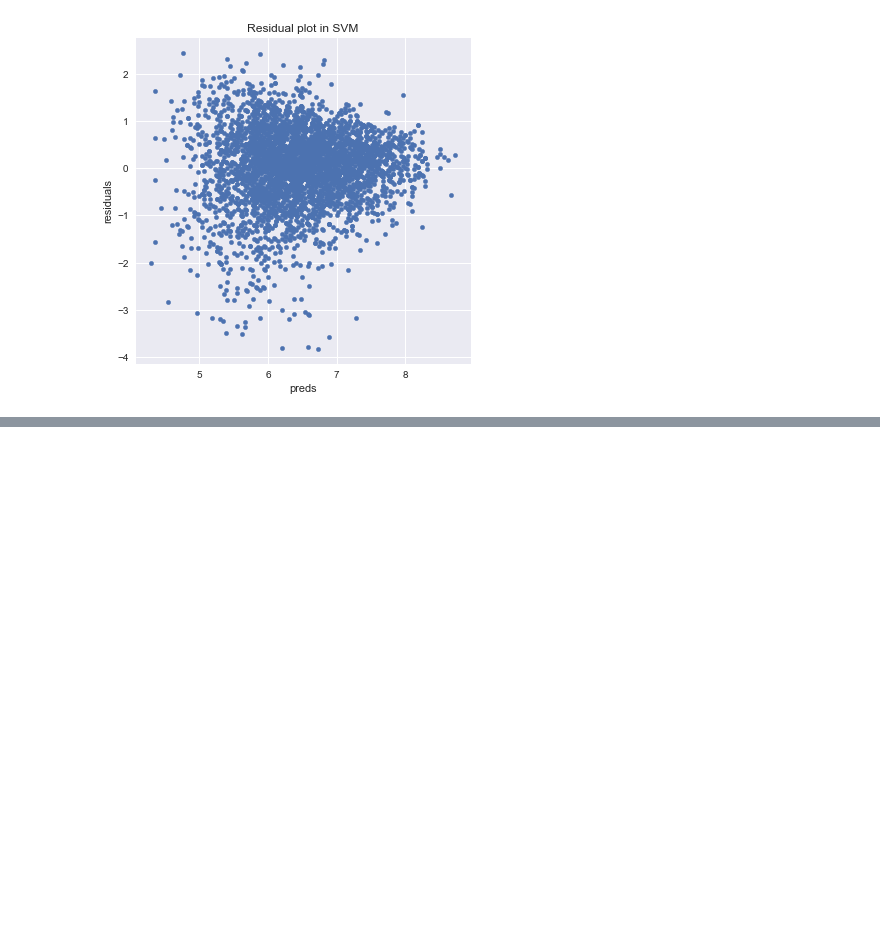
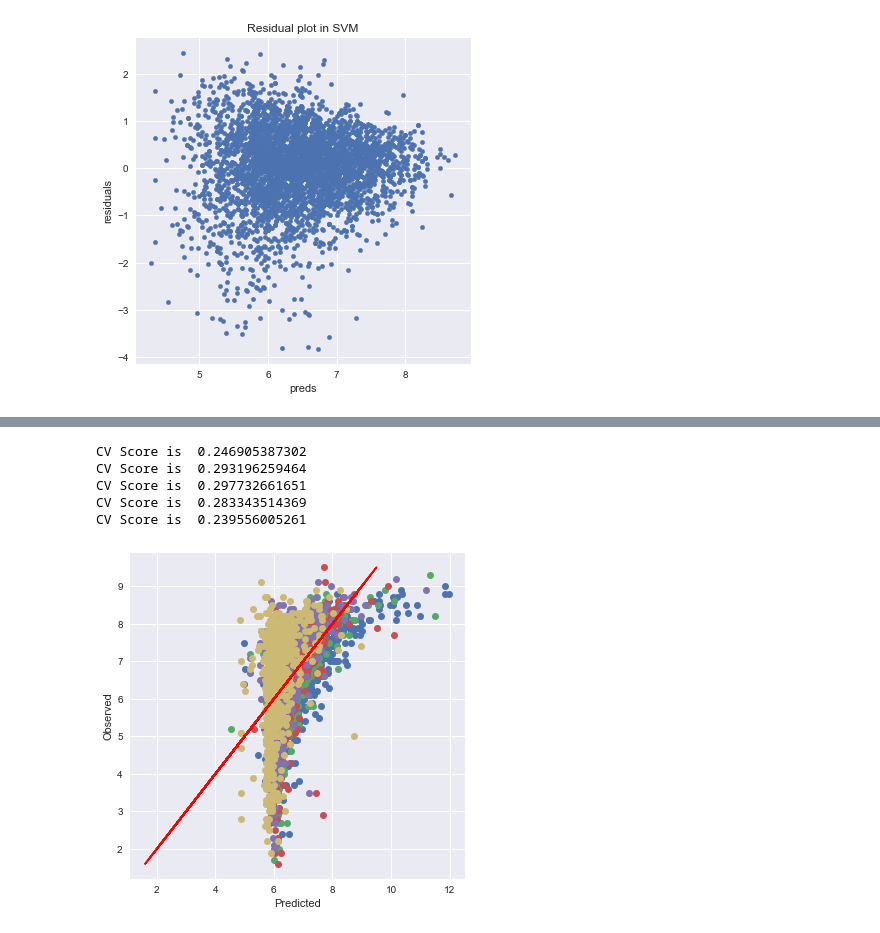
Before and after one commit to chatkausik/First-Capstone-Project, a Jupyter notebook: First Capstone Project Comparing Regression Models.ipynb, the cells around one changed output, grey strips where cells are left out. Saved outputs shown, nothing was run; the diff lists cells and outputs as text; code cells hidden in the pictures; blank space fills up the shorter version.

```diff
--- a/First Capstone Project Comparing Regression Models.ipynb
+++ b/First Capstone Project Comparing Regression Models.ipynb
@@ -320,0 +391,9 @@ Seems that KNN turned out to be the winner.Its because of the fact that there ar
+# %%
+cv_score(reg)
+# %% [output]
+CV Score is  0.246905387302
+CV Score is  0.293196259464
+CV Score is  0.297732661651
+CV Score is  0.283343514369
+CV Score is  0.239556005261
+[figure, added]
```
Also changed, not shown: parts of 17 cells of this notebook.
